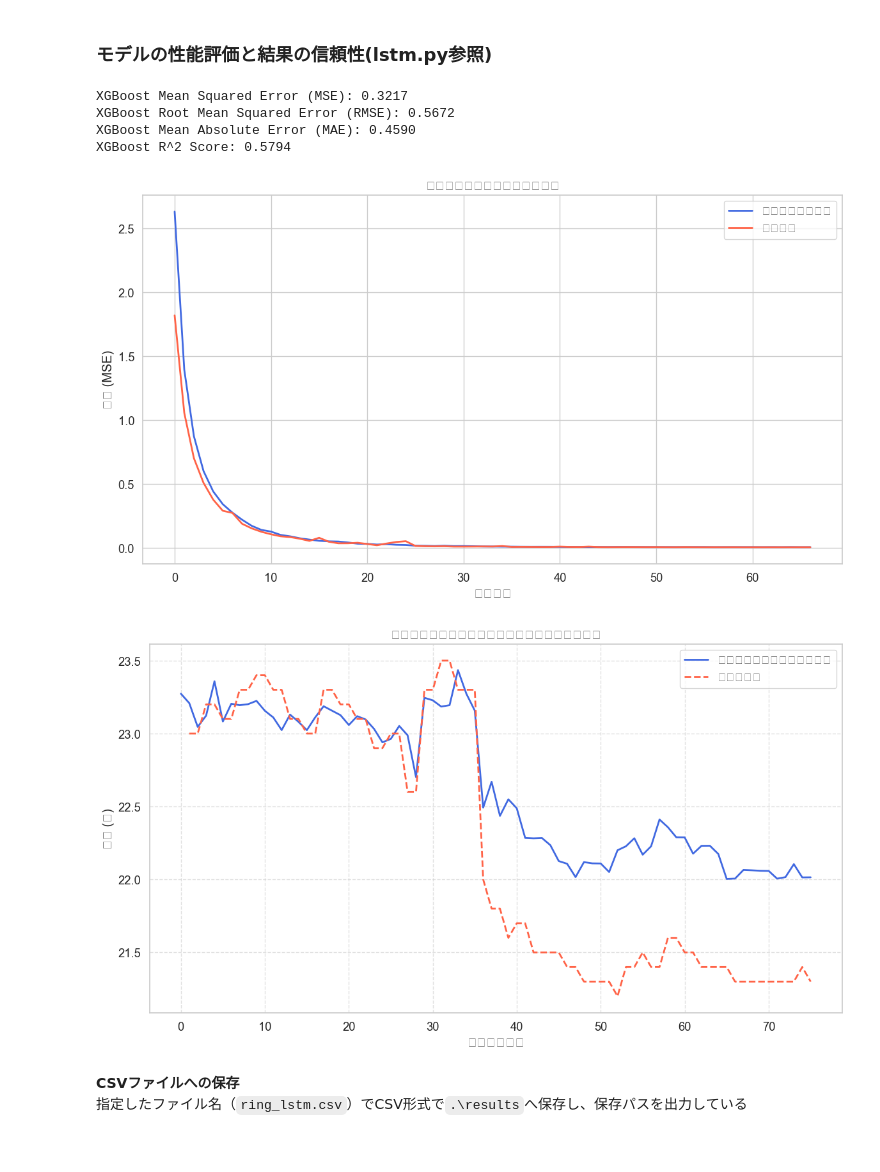
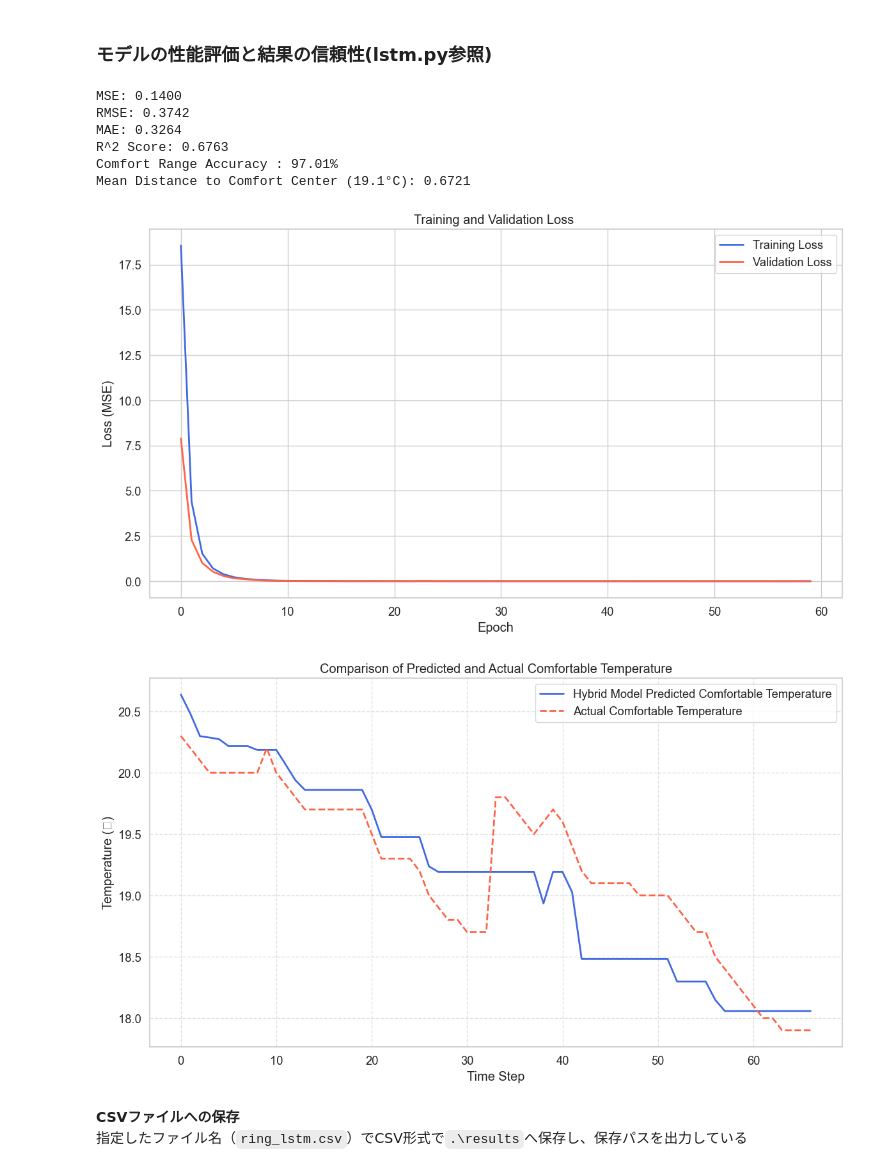
Before and after one commit to shin1300/personal-developments, a Jupyter notebook: lstm-temp-forecasting/notebook/lstm_xgb.ipynb, the cells around one changed output. Drawn from its saved outputs; the diff is of its cells as text; code cells hidden in the pictures.

```diff
--- a/lstm-temp-forecasting/notebook/lstm_xgb.ipynb
+++ b/lstm-temp-forecasting/notebook/lstm_xgb.ipynb
@@ -49,11 +49,8 @@ import numpy as np
 - 学習時のコールバック設定（EarlyStoppingなど）
 - モデルのコンパイルおよび学習処理
 # %%
-# 特徴量作成（ラグ・移動統計など）
-df['体温_lag1'] = df['体温'].shift(1)
-df['室温_lag1'] = df['室温']
 # --- データ準備 ---
-df = pd.read_csv("../datasets/ring_data.csv")
+df = pd.read_csv("../datasets/ias_data.csv")
 
 # 特徴量作成（ラグ・移動統計など）
 df['体温_lag1'] = df['体温'].shift(1)
@@ -71,7 +68,7 @@ df.dropna(inplace=True)
 features = [
     '体温', '体温_lag1',  '体温_ma3', '体温_var3',
     '室温', '室温_lag1',  '室温_ma3', '室温_var3',
-    'delta_temp', 'delta_temp_lag1',  'アンケート'
+    'delta_temp', 'delta_temp_lag1'
 ]
 target = '適温'
 
@@ -117,9 +114,10 @@ def create_sequences(X, y, time_steps=3):
     return X_seq, y_seq
 
 # シーケンス生成
-X_train_seq, y_train_seq = create_sequences(X_train_scaled, y_train_scaled, time_steps=3)
-X_val_seq, y_val_seq = create_sequences(X_val_scaled, y_val_scaled, time_steps=3)
-X_test_seq, y_test_seq = create_sequences(X_test_scaled, y_test_scaled, time_steps=3)
+time_steps= 10
+X_train_seq, y_train_seq = create_sequences(X_train_scaled, y_train_scaled, time_steps)
+X_val_seq, y_val_seq = create_sequences(X_val_scaled, y_val_scaled, time_steps)
+X_test_seq, y_test_seq = create_sequences(X_test_scaled, y_test_scaled, time_steps)
 
 # --- LSTM モデル学習 ---
 epochs_list = [60,90,120]
@@ -262,53 +262,63 @@ xgb_preds_inv = target_scaler.inverse_transform(xgb_preds.reshape(-1, 1)).flatte
 # %% [markdown]
 ### モデルの性能評価と結果の信頼性(lstm.py参照)
 # %%
-# --- 日本語フォントの設定 ---
-plt.rcParams['font.family'] = 'Yu Gothic'
-# NaNでないインデックスだけ抽出
+actual_temps_inv = target_scaler.inverse_transform(y_test_seq).flatten()
+
 valid_idx = ~np.isnan(actual_temps_inv)
 
 # 精度指標計算
 mse = mean_squared_error(actual_temps_inv[valid_idx], xgb_preds_inv[valid_idx])
 rmse = np.sqrt(mse)
 mae = mean_absolute_error(actual_temps_inv[valid_idx], xgb_preds_inv[valid_idx])
 r2 = r2_score(actual_temps_inv[valid_idx], xgb_preds_inv[valid_idx])
-print(f"XGBoost Mean Squared Error (MSE): {mse:.4f}")
-print(f"XGBoost Root Mean Squared Error (RMSE): {rmse:.4f}")
-print(f"XGBoost Mean Absolute Error (MAE): {mae:.4f}")
-print(f"XGBoost R^2 Score: {r2:.4f}")
+print(f"MSE: {mse:.4f}")
+print(f"RMSE: {rmse:.4f}")
+print(f"MAE: {mae:.4f}")
+print(f"R^2 Score: {r2:.4f}")
 
+# 予測値が適温帯に含まれている割合
+comfort_range_min = actual_temps_inv .min()
+comfort_range_max = actual_temps_inv .max()
+in_comfort_range = ((xgb_preds_inv  >= comfort_range_min) & (xgb_preds_inv  <= comfort_range_max)).mean()
+print(f"Comfort Range Accuracy : {in_comfort_range * 100:.2f}%")
 
+# 中央値との差分
+comfort_center = (comfort_range_min + comfort_range_max) / 2
+median_distance = np.mean(np.abs(xgb_preds_inv  - comfort_center))
+print(f"Mean Distance to Comfort Center ({comfort_center}°C): {median_distance:.4f}")
 sns.set(style="whitegrid", palette="muted", font_scale=1.2)
 
 # --- LSTMのトレーニングと検証損失推移 ---
 plt.figure(figsize=(12, 7))
-sns.lineplot(data=best_history.history['loss'], label='トレーニング損失', color='royalblue', linewidth=2)
-sns.lineplot(data=best_history.history['val_loss'], label='検証損失', color='tomato', linewidth=2)
-plt.title('トレーニングと検証の損失推移')
-plt.xlabel('エポック')
-plt.ylabel('損失 (MSE)')
+sns.lineplot(data=best_history.history['loss'], label='Training Loss', color='royalblue', linewidth=2)
+sns.lineplot(data=best_history.history['val_loss'], label='Validation Loss', color='tomato', linewidth=2)
+plt.title('Training and Validation Loss ')
+plt.xlabel('Epoch')
+plt.ylabel('Loss (MSE)')
 plt.legend()
 plt.tight_layout()
 plt.show()
 
 # --- ハイブリッドモデル予測と実測の適温推移グラフ ---
 plt.figure(figsize=(12, 7))
-sns.lineplot(x=range(len(xgb_preds_inv)), y=xgb_preds_inv, label='ハイブリッドモデル予測適温', color='royalblue', linewidth=2)
-sns.lineplot(x=range(len(actual_temps_inv)), y=actual_temps_inv, label='実際の適温', color='tomato', linestyle='--', linewidth=2)
-plt.title('ハイブリッドモデル予測適温と実際の適温の比較')
-plt.xlabel('時間ステップ')
-plt.ylabel('温度 (℃)')
+sns.lineplot(x=range(len(xgb_preds_inv)), y=xgb_preds_inv, label='Hybrid Model Predicted Comfortable Temperature', color='royalblue', linewidth=2)
+sns.lineplot(x=range(len(actual_temps_inv)), y=actual_temps_inv, label='Actual Comfortable Temperature', color='tomato', linestyle='--', linewidth=2)
+plt.title('Comparison of Predicted and Actual Comfortable Temperature')
+plt.xlabel('Time Step')
+plt.ylabel('Temperature (℃)')
 plt.legend()
 plt.grid(True, linestyle='--', alpha=0.6)
 plt.tight_layout()
 plt.show()
 # %% [output]
-XGBoost Mean Squared Error (MSE): 0.3217
-XGBoost Root Mean Squared Error (RMSE): 0.5672
-XGBoost Mean Absolute Error (MAE): 0.4590
-XGBoost R^2 Score: 0.5794
+MSE: 0.1400
+RMSE: 0.3742
+MAE: 0.3264
+R^2 Score: 0.6763
+Comfort Range Accuracy : 97.01%
+Mean Distance to Comfort Center (19.1°C): 0.6721
-[figure, old version]
+[figure, new version]
-[figure, old version]
+[figure, new version]
 # %% [markdown]
 
 **CSVファイルへの保存**
```
Also changed, not shown: parts of 5 cells of this notebook, 11 other files.
